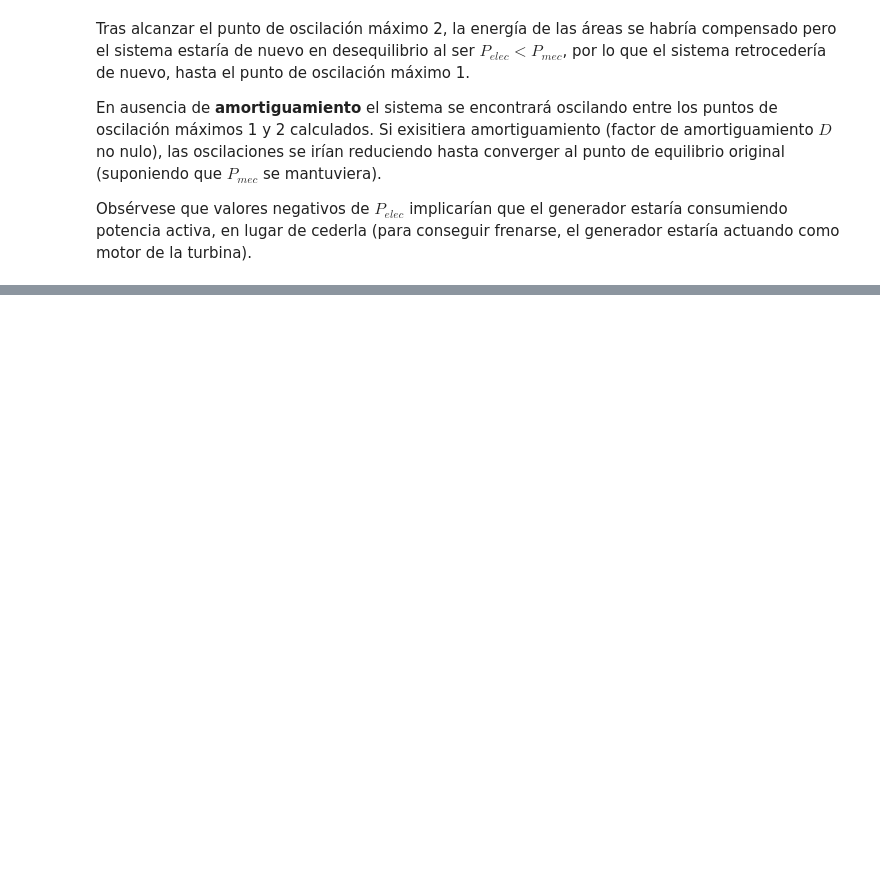
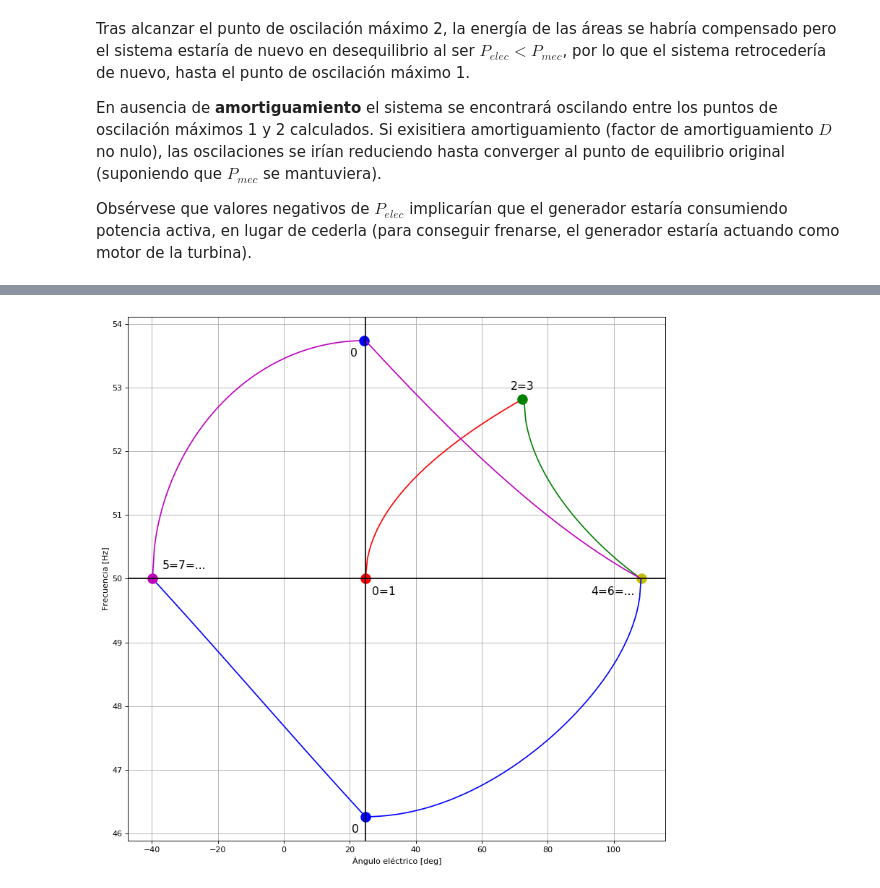
Before and after one commit to miguel-simon/SEP, a Jupyter notebook: SEP_ESTABILIDAD/T09P01/T09P01.ipynb, the cells around one changed output, grey strips where cells are left out. Drawn from its saved outputs; the diff is of its cells as text; code cells hidden in the pictures; blank space fills up the shorter version.

```diff
--- a/SEP_ESTABILIDAD/T09P01/T09P01.ipynb
+++ b/SEP_ESTABILIDAD/T09P01/T09P01.ipynb
@@ -627 +683,93 @@ Frecuencia alcanzada al pasar de osc. máx. 2 a osc. máx. 1 por el punto origen
 Frecuencia alcanzada en el punto de oscilación máximo 1: 50.0000 Hz.
+# %%
+# Representación gráfica:
+anotaciones = True
+fig8 = plt.figure(figsize=(12,12),dpi= 80)
+plt.grid()
+plt.ylabel('Frecuencia [Hz]')
+plt.xlabel('Ángulo eléctrico [deg]')
+
+# Valores de frecuencia alcanzados en función del ángulo durante el período en falta:
+delta3 = np.arange(delta_0,delta_desp,0.01)
+delta3_deg = delta3*180/np.pi
+omega_0desp = np.zeros(np.size(delta3))
+for i in range(np.size(delta3)):
+    omega_0desp[i] = omega_0+((omega_0/2*H)*Aacel(delta_0, delta3[i]))**0.5
+
+frec_0desp = omega_0desp/(2*np.pi)
+p1 = plt.plot(delta3_deg, frec_0desp,'r')
+if anotaciones:
+    plt.plot(delta3_deg[0], frec_0desp[0],'ro', markersize=12)
+    plt.text (delta3_deg[0]+2, frec_0desp[0]-0.2, '0=1', fontsize=14, horizontalalignment='left', verticalalignment='center')
+    plt.plot(delta3_deg[-1], frec_0desp[-1],'go', markersize=12)
+    plt.text (delta3_deg[-1], frec_0desp[-1]+0.2, '2=3', fontsize=14, horizontalalignment='center', verticalalignment='center')
+
+# Valores de frecuencia alcanzados tras la reconexión hasta el punto de oscilación máxima 1:
+delta4 = np.arange(delta_desp,delta_1+0.01,0.01)
+delta4_deg = delta4*180/np.pi
+omega_desp1 = np.zeros(np.size(delta4))
+for i in range(np.size(delta4)):
+    omega_desp1[i] = omega_desp-((omega_0/2*H)*Adecel(delta_desp, delta4[i]))**0.5
+
+frec_desp1 = omega_desp1/(2*np.pi)
+p2 = plt.plot(delta4_deg, frec_desp1,'g')
+if anotaciones:
+    plt.plot(delta4_deg[-1], frec_desp1[-1],'yo', markersize=12)
+    plt.text (delta4_deg[-1]-2, frec_desp1[-1]-0.2, '4=6=...', fontsize=14, horizontalalignment='right', verticalalignment='center')
+
+
+# Valores de frecuencia alcanzados desde el punto de oscilación máxima 1 hasta el punto origen:
+delta5 = np.linspace(delta_0,delta_1,200)
+delta5_deg = delta5*180/np.pi
+omega_10 = np.zeros(np.size(delta5))
+for i in range(np.size(delta5)):
+    omega_10[i] = omega_1-((omega_0/2*H)*Adecel(delta5[i], delta_1))**0.5
+
+frec_10 = omega_10/(2*np.pi)
+p3 = plt.plot(delta5_deg, frec_10,'b')
+if anotaciones:
+    plt.plot(delta5_deg[0], frec_10[0],'bo', markersize=12)
+    plt.text (delta5_deg[0]-2, frec_10[0]-0.2, '0', fontsize=14, horizontalalignment='right', verticalalignment='center')
+
+
+# Valores de frecuencia alcanzados desde el punto origen hasta el punto de oscilación máxima 2:
+delta6 = np.arange(delta_2,delta_0,0.01)
+delta6_deg = delta6*180/np.pi
+omega_02 = np.zeros(np.size(delta6))
+for i in range(np.size(delta6)):
+    omega_02[i] = omega_2+((omega_0/2*H)*Aacel2(delta6[i], delta_0))**0.5
+
+frec_02 = omega_02/(2*np.pi)
+p4 = plt.plot(delta6_deg, frec_02,'b')
+if anotaciones:
+    plt.plot(delta6_deg[0], frec_02[0],'mo', markersize=12)
+    plt.text (delta6_deg[0]+3, frec_02[0]+0.2, '5=7=...', fontsize=14, horizontalalignment='left', verticalalignment='center')
+
+# Valores de frecuencia alcanzados desde el punto de oscilación máxima 2 hasta el punto origen:
+omega_20 = np.zeros(np.size(delta6))
+for i in range(np.size(delta6)):
+    omega_20[i] = omega_3+((omega_0/2*H)*Aacel2(delta_2, delta6[i]))**0.5
+
+frec_20 = omega_20/(2*np.pi)
+p5 = plt.plot(delta6_deg, frec_20,'m')
+if anotaciones:
+    plt.plot(delta6_deg[-1], frec_20[-1],'bo', markersize=12)
+    plt.text (delta6_deg[-1]-2, frec_20[-1]-0.2, '0', fontsize=14, horizontalalignment='right', verticalalignment='center')
+
+# Valores de frecuencia alcanzados desde el punto origen hasta el punto de oscilación máxima 1:
+omega_01 = np.zeros(np.size(delta5))
+for i in range(np.size(delta5)):
+    omega_01[i] = omega_4-((omega_0/2*H)*Adecel(delta_0, delta5[i]))**0.5
+
+frec_01 = omega_01/(2*np.pi)
+p6 = plt.plot(delta5_deg, frec_01,'m')
+
+# Eje x=delta_0:
+plt.axvline(x=delta_0_deg, color = 'black')
+
+# Eje y=frec_0:
+plt.axhline(y=frec_0, color = 'black')
+
+plt.show()
+# %% [output]
+[figure, added]
```
Also changed, not shown: parts of 19 cells of this notebook, 5 other files.
